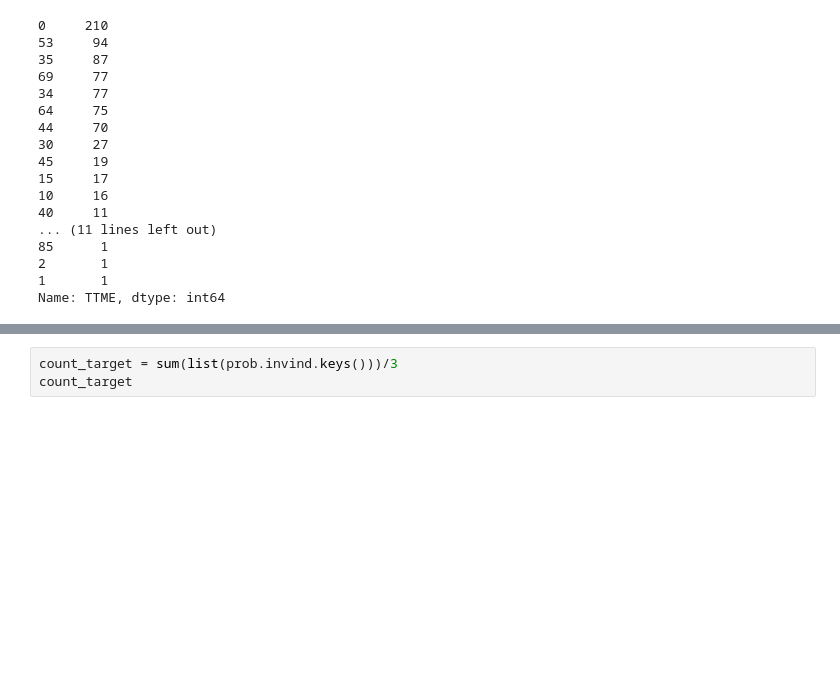
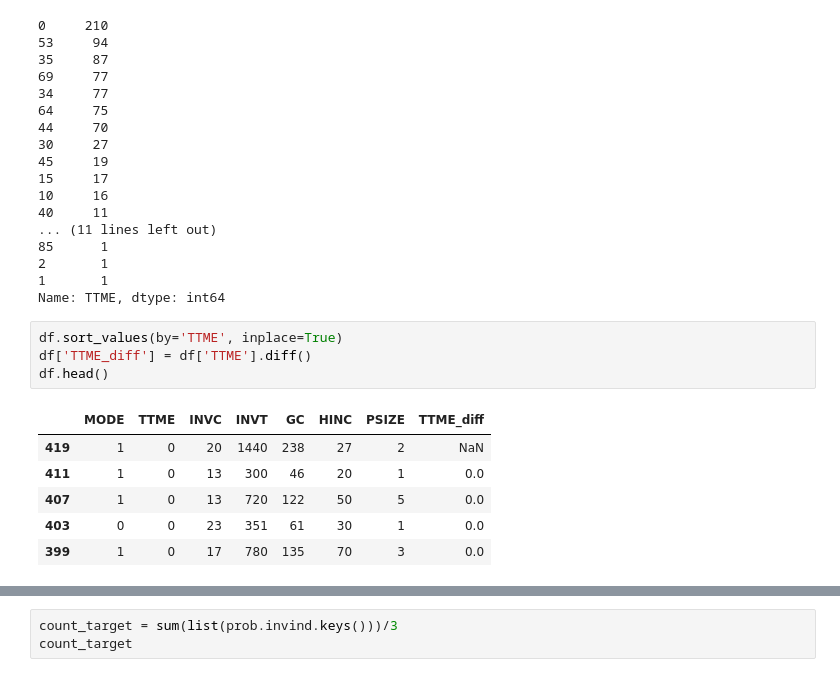
Before and after one commit to szeitlin/probability_binning, a Jupyter notebook: 11_02_2016_test_with_public_dataset.ipynb, the cells around one changed output, grey strips where cells are left out. Saved outputs shown, nothing was run; the diff lists cells and outputs as text; blank space fills up the shorter version.

```diff
--- a/11_02_2016_test_with_public_dataset.ipynb
+++ b/11_02_2016_test_with_public_dataset.ipynb
@@ -44,3 +44,14 @@ df['TTME'].value_counts()
 2       1
 1       1
 Name: TTME, dtype: int64
+# %%
+df.sort_values(by='TTME', inplace=True)
+df['TTME_diff'] = df['TTME'].diff()
+df.head()
+# %% [output]
+|  | MODE | TTME | INVC | INVT | GC | HINC | PSIZE | TTME_diff |
+| 419 | 1 | 0 | 20 | 1440 | 238 | 27 | 2 | NaN |
+| 411 | 1 | 0 | 13 | 300 | 46 | 20 | 1 | 0.0 |
+| 407 | 1 | 0 | 13 | 720 | 122 | 50 | 5 | 0.0 |
+| 403 | 0 | 0 | 23 | 351 | 61 | 30 | 1 | 0.0 |
+| 399 | 1 | 0 | 17 | 780 | 135 | 70 | 3 | 0.0 |
```
Also changed, not shown: parts of 7 cells of this notebook, 1 other file.
